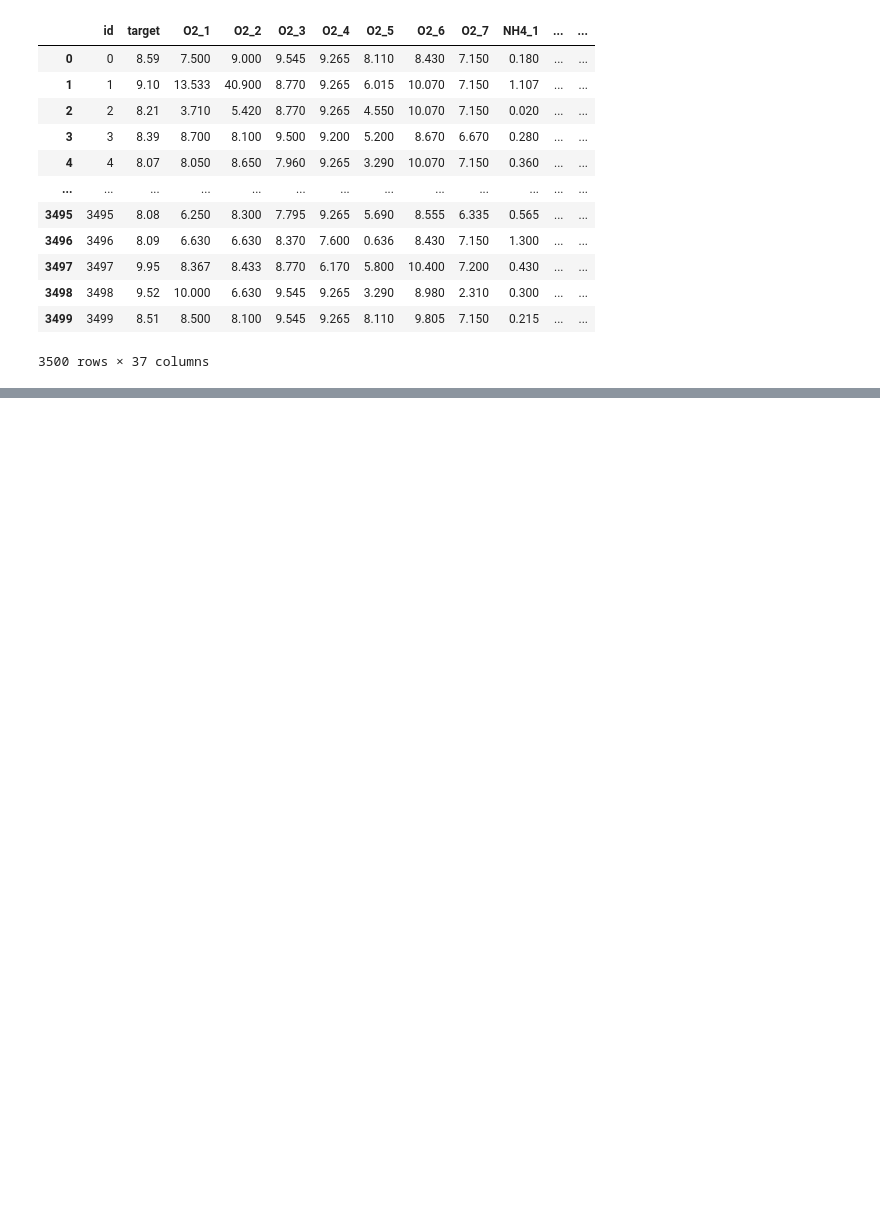
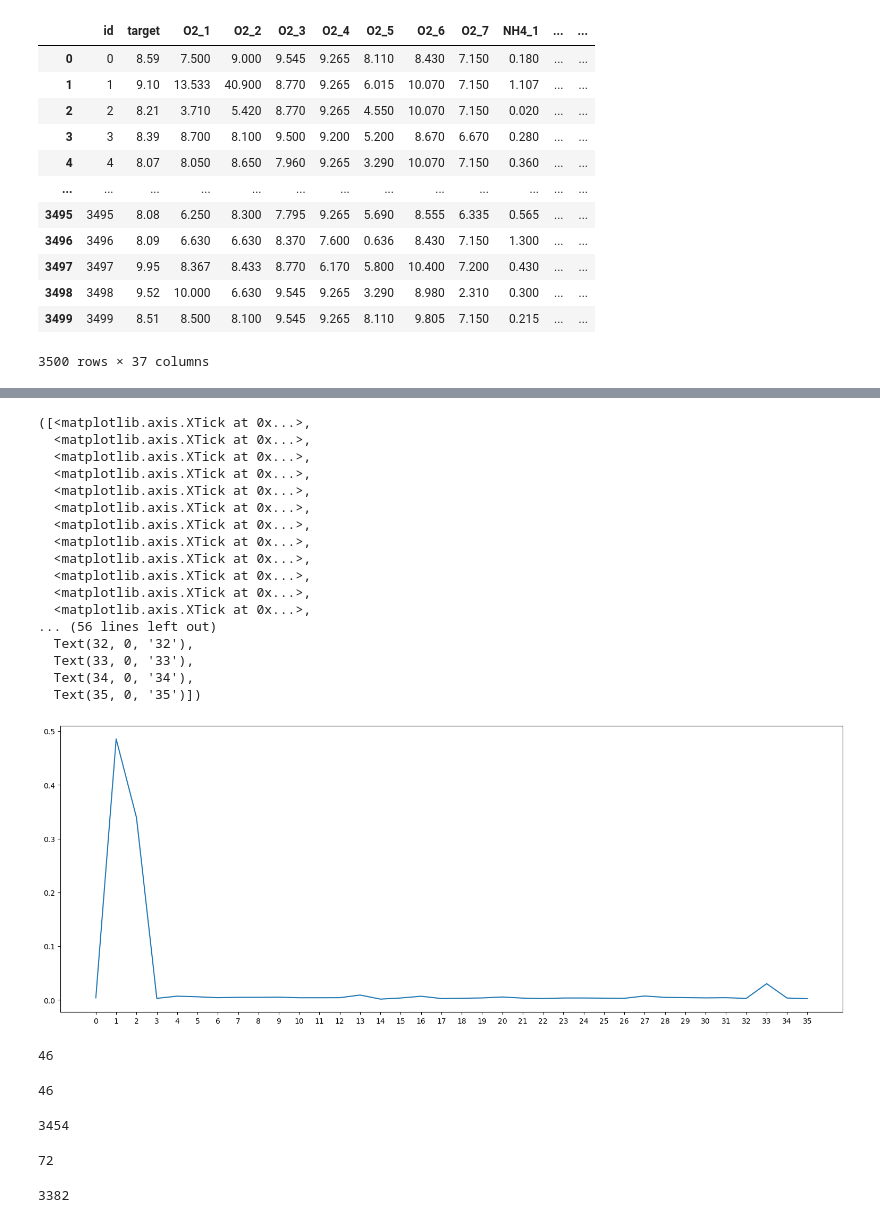
Before and after one commit to ameram/dissolved_o2_augmentation, a Jupyter notebook: playground_v4.ipynb, the cells around one changed output, grey strips where cells are left out. Saved outputs shown, nothing was run; the diff lists cells and outputs as text; code cells hidden in the pictures; blank space fills up the shorter version.

```diff
--- a/playground_v4.ipynb
+++ b/playground_v4.ipynb
@@ -44,4 +57,7 @@ df
 | 3498 | 3498 | 9.52 | 10.000 | 6.630 | 9.545 | 9.265 | 3.290 | 8.980 | 2.310 | 0.300 | ... | ... |
 | 3499 | 3499 | 8.51 | 8.500 | 8.100 | 9.545 | 9.265 | 8.110 | 9.805 | 7.150 | 0.215 | ... | ... |
 3500 rows × 37 columns
+# %%
+x = df.copy()
+y = x.pop('target')
 # %%
@@ -54,3 +68,7 @@ rf = RandomForestRegressor(
        random_state=42)
 
 x_train, x_test, y_train, y_test = train_test_split(x, y, test_size=0.2)
+# %%
+rf.fit(x_train, y_train)
+preds = rf.predict(x_test)
+mean_squared_error(y_test, preds)
@@ -56,0 +77,2 @@ x_train, x_test, y_train, y_test = train_test_split(x, y, test_size=0.2)
+# %%
+impos.append(rf.feature_importances_)
@@ -56,0 +99,58 @@ x_train, x_test, y_train, y_test = train_test_split(x, y, test_size=0.2)
+# %%
+mean_fi = np.array(impos).mean(axis=0)
+# %%
+from matplotlib.pyplot import figure
+figure(figsize=(19, 7))
+plt.plot(mean_fi)
+plt.xticks(np.arange(0, 36, step=1))
+# %% [output]
+([<matplotlib.axis.XTick at 0x...>,
+  <matplotlib.axis.XTick at 0x...>,
+  <matplotlib.axis.XTick at 0x...>,
+  <matplotlib.axis.XTick at 0x...>,
+  <matplotlib.axis.XTick at 0x...>,
+  <matplotlib.axis.XTick at 0x...>,
+  <matplotlib.axis.XTick at 0x...>,
+  <matplotlib.axis.XTick at 0x...>,
+  <matplotlib.axis.XTick at 0x...>,
+  <matplotlib.axis.XTick at 0x...>,
+  <matplotlib.axis.XTick at 0x...>,
+  <matplotlib.axis.XTick at 0x...>,
+... (56 lines left out)
+  Text(32, 0, '32'),
+  Text(33, 0, '33'),
+  Text(34, 0, '34'),
+  Text(35, 0, '35')])
+[figure, added]
+# %%
+clf = SGDOneClassSVM(nu=1).fit(df.drop(['id'],axis=1))
+len(np.where(clf.predict(df.drop(['id'],axis=1)) == -1)[0])
+# Let's take a more stringent strategy
+# %% [output]
+46
+# %%
+print(len(np.array(np.where(clf.predict(df.drop(['id'],axis=1))==-1))[0]))
+# %% [output]
+46
+# %%
+df.drop(df.index[np.array(np.where(clf.predict(df.drop(['id'],axis=1))==-1))[0]], axis=0, inplace=True)
+len(df)
+# %% [output]
+3454
+# %%
+# Let's see if we can make isolation forest any more similar to rfr
+       # n_estimators=1000,
+       # max_depth=7,
+       # n_jobs=-1,
+       # random_state=42)
+
+
+clf = IsolationForest(n_estimators=1000, n_jobs=-1, random_state=42).fit(df.drop(['id'],axis=1))
+len(np.array(np.where(clf.predict(df.drop(['id'],axis=1))==-1))[0])
+# %% [output]
+72
+# %%
+df.drop(df.index[np.array(np.where(clf.predict(df.drop(['id'],axis=1))==-1))[0]], axis=0, inplace=True)
+len(df)
+# %% [output]
+3382
```
Also changed, not shown: parts of 20 cells of this notebook.
